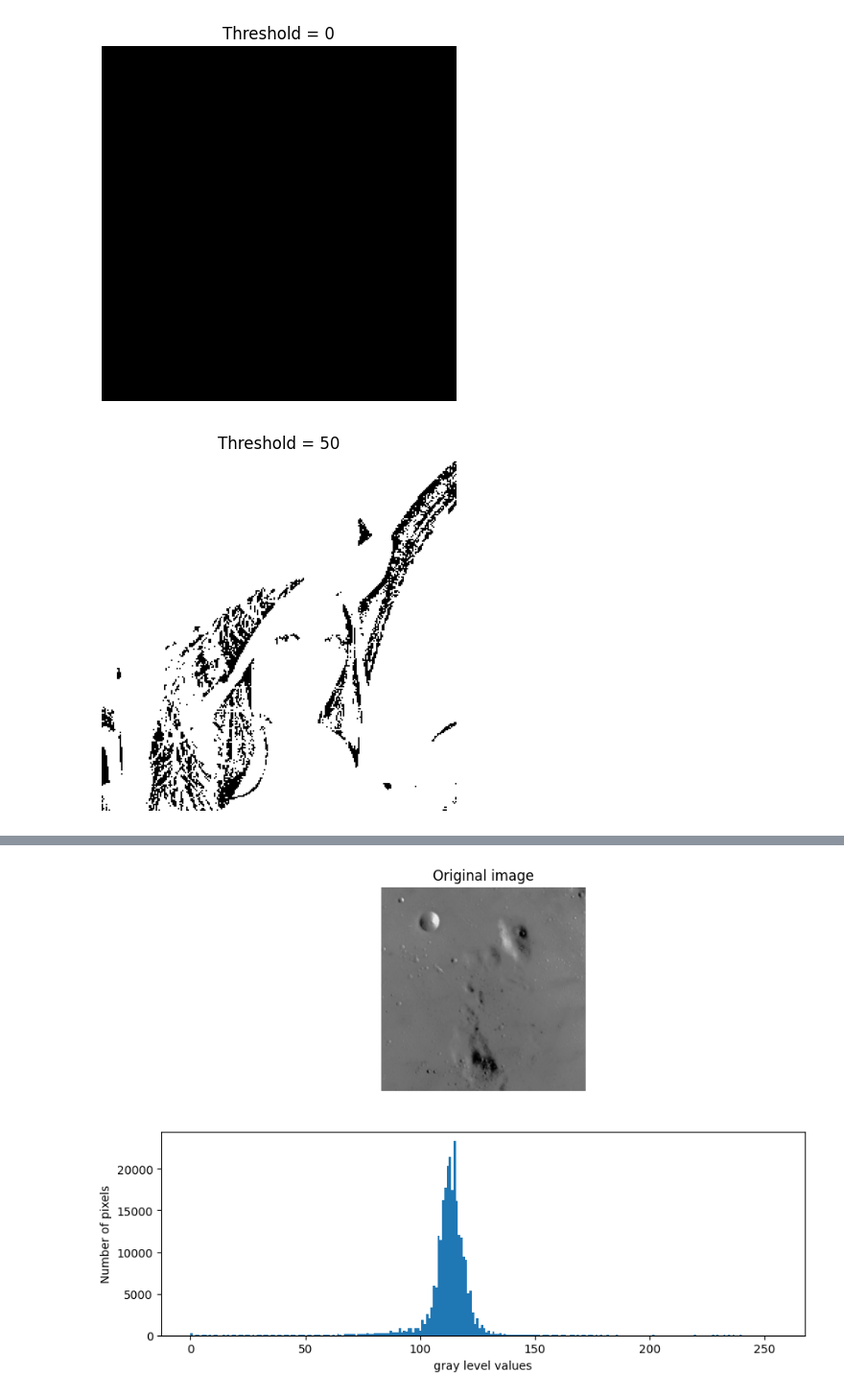
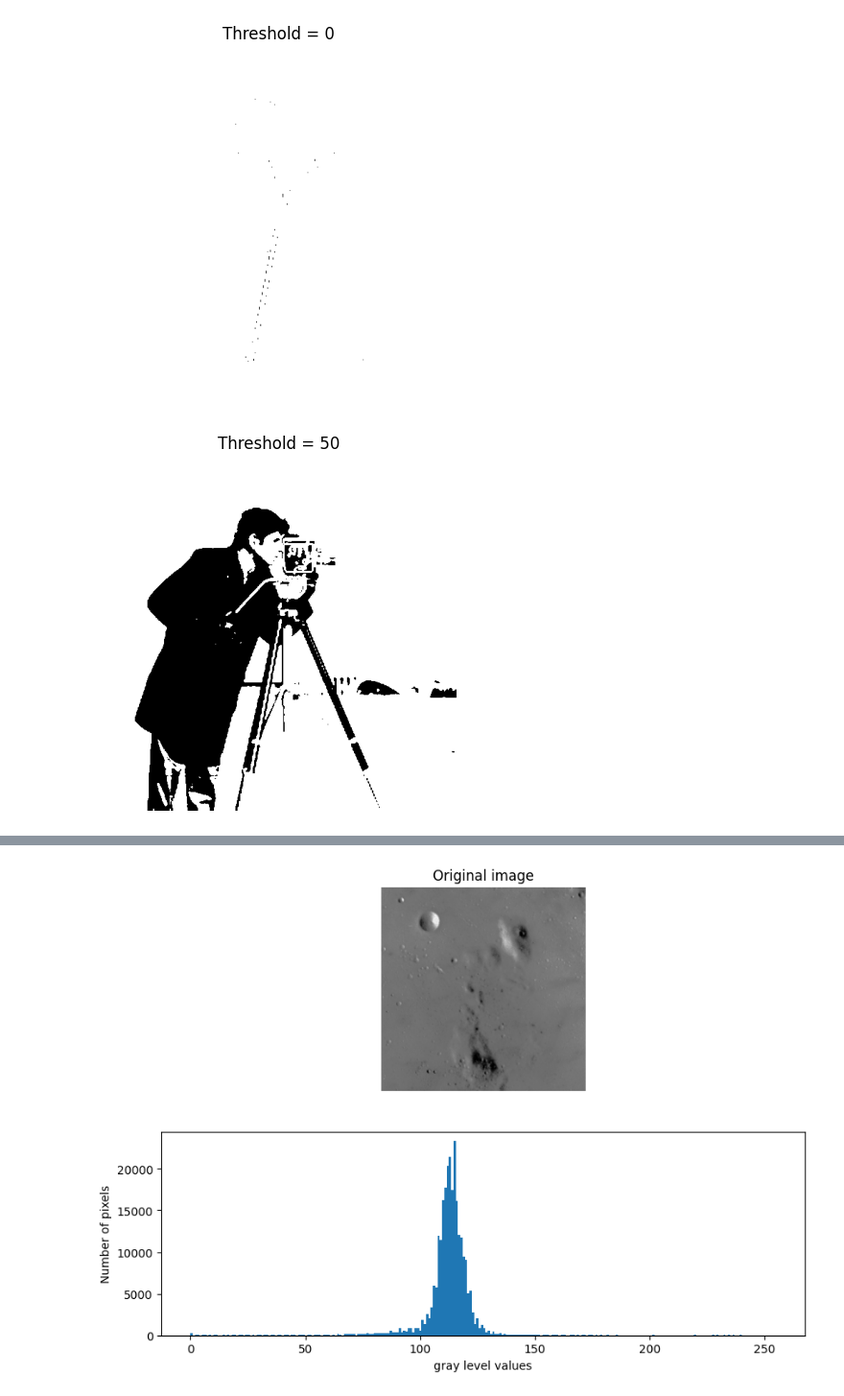
Before and after one commit to mashaal21/04--Lab4, a Jupyter notebook: Lab4.ipynb, the cells around one changed output, grey strips where cells are left out. Shown at 96% size. Cells and saved outputs as stored; diff of their text form; code cells hidden in the pictures.

```diff
--- a/Lab4.ipynb
+++ b/Lab4.ipynb
@@ -1,17 +1,17 @@
 # %%
 import cv2
 import matplotlib.pyplot as plt
 
-img = cv2.imread('lena_gray.jpg', cv2.IMREAD_GRAYSCALE)
+img = cv2.imread('cameraman.jpg', cv2.IMREAD_GRAYSCALE)
 
 threshold_values = [0, 50, 100, 150, 200]
 
 for threshold_value in threshold_values:
     ret, thresh = cv2.threshold(img, threshold_value, 255, cv2.THRESH_BINARY)
     plt.figure()
     plt.title(f"Threshold = {threshold_value}")
     plt.imshow(thresh, cmap='gray')
     plt.axis('off')
 # %% [output]
-[figure, old version]
+[figure, new version]
-[figure, old version]
+[figure, new version]
```
Also changed, not shown: parts of 2 cells of this notebook, 1 other file.
